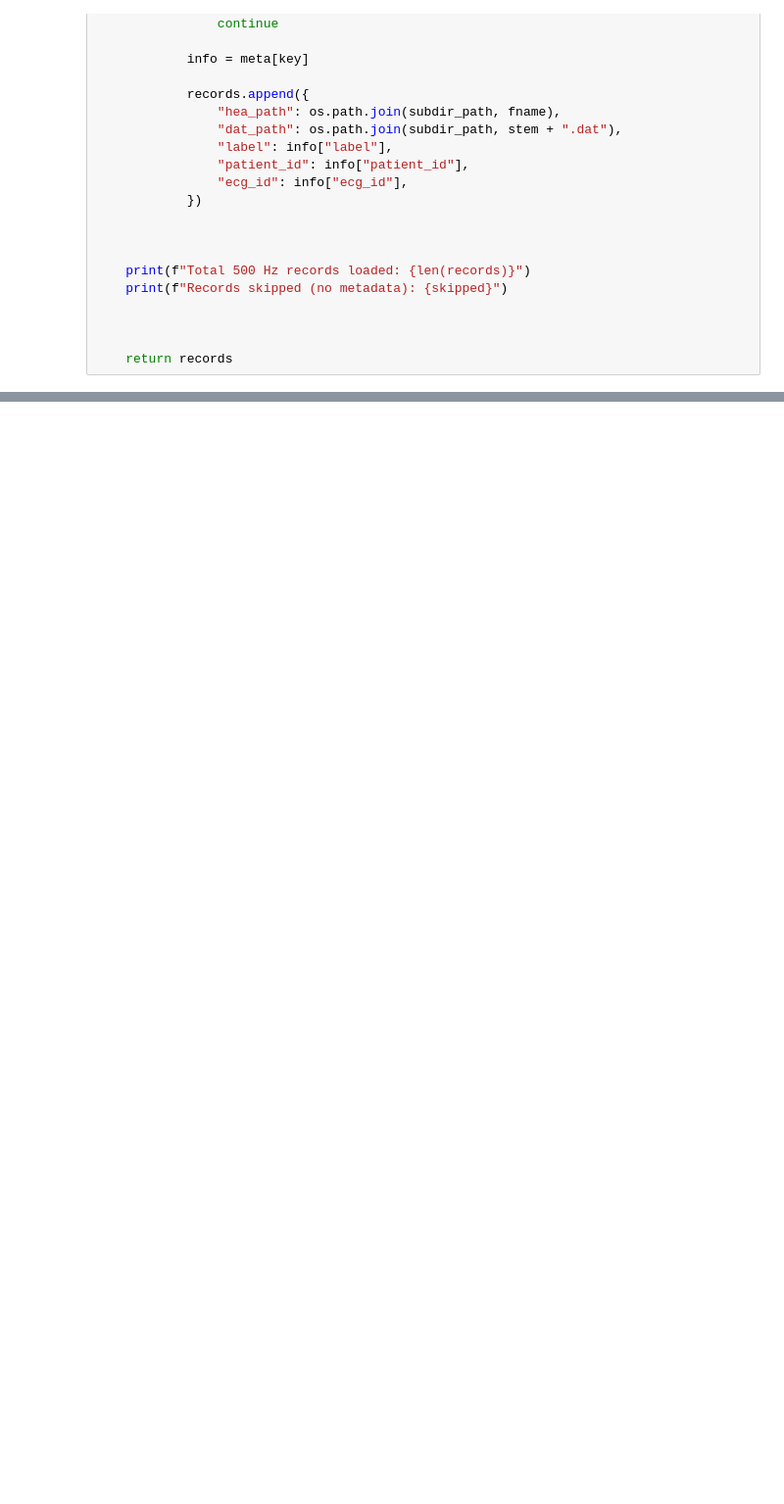
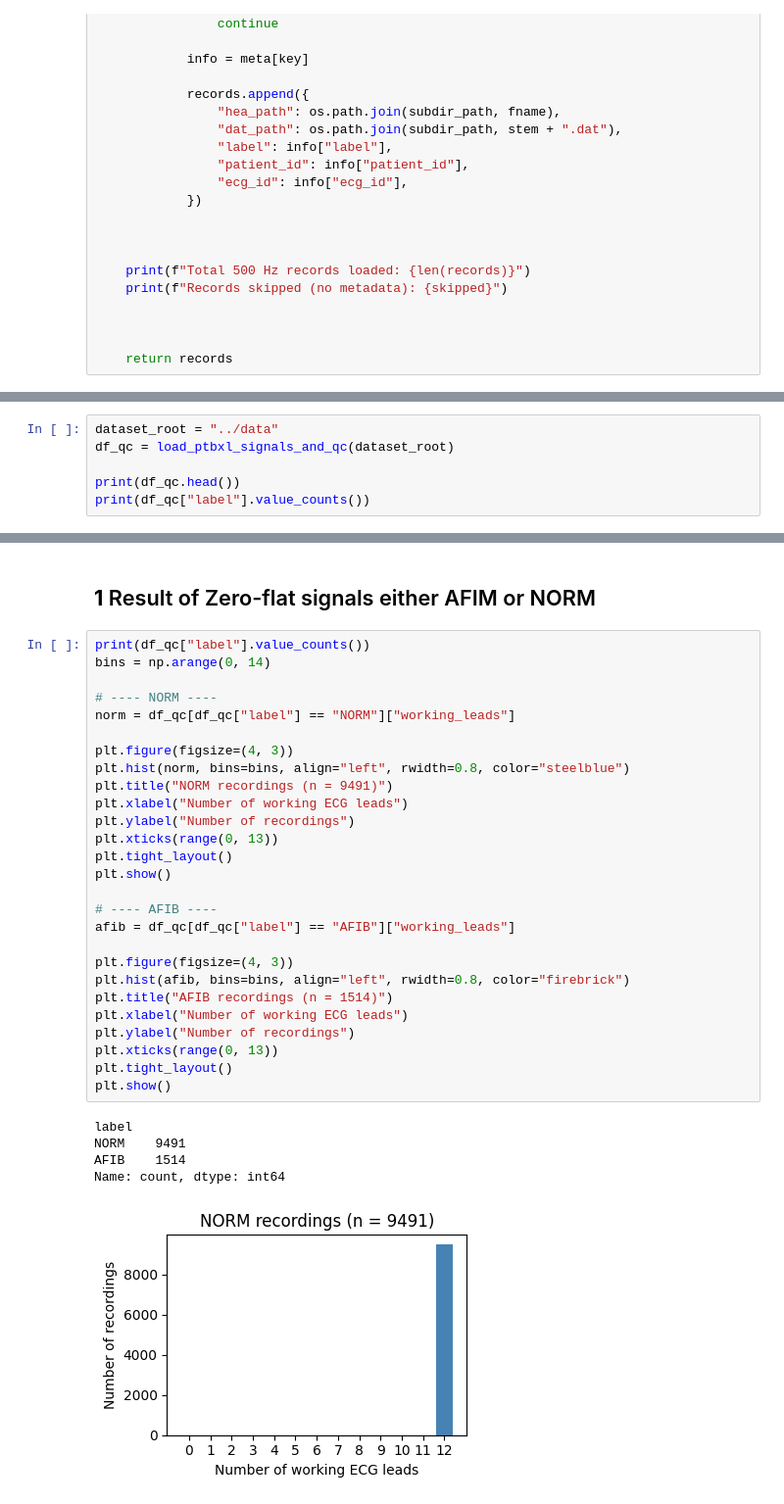
Before and after one commit to vlbthambawita/AF_detection_vs_freq, a Jupyter notebook: dataset-validation/validation_ptbxl_500hz.ipynb, the cells around one changed output, grey strips where cells are left out. Shown at 98% size. Cells and saved outputs as stored; diff of their text form; blank space fills up the shorter version.

```diff
--- a/dataset-validation/validation_ptbxl_500hz.ipynb
+++ b/dataset-validation/validation_ptbxl_500hz.ipynb
@@ -126,0 +195,6 @@ NORM records  : 9491
+# %%
+dataset_root = "../data"
+df_qc = load_ptbxl_signals_and_qc(dataset_root)
+
+print(df_qc.head())
+print(df_qc["label"].value_counts())
@@ -126,0 +219,35 @@ NORM records  : 9491
+# %% [markdown]
+## **1** Result of Zero-flat signals either AFIM or NORM
+# %%
+print(df_qc["label"].value_counts())
+bins = np.arange(0, 14)
+
+# ---- NORM ----
+norm = df_qc[df_qc["label"] == "NORM"]["working_leads"]
+
+plt.figure(figsize=(4, 3))
+plt.hist(norm, bins=bins, align="left", rwidth=0.8, color="steelblue")
+plt.title("NORM recordings (n = 9491)")
+plt.xlabel("Number of working ECG leads")
+plt.ylabel("Number of recordings")
+plt.xticks(range(0, 13))
+plt.tight_layout()
+plt.show()
+
+# ---- AFIB ----
+afib = df_qc[df_qc["label"] == "AFIB"]["working_leads"]
+
+plt.figure(figsize=(4, 3))
+plt.hist(afib, bins=bins, align="left", rwidth=0.8, color="firebrick")
+plt.title("AFIB recordings (n = 1514)")
+plt.xlabel("Number of working ECG leads")
+plt.ylabel("Number of recordings")
+plt.xticks(range(0, 13))
+plt.tight_layout()
+plt.show()
+# %% [output]
+label
+NORM    9491
+AFIB    1514
+Name: count, dtype: int64
+[figure, added]
```
Also changed, not shown: parts of 13 cells of this notebook.
